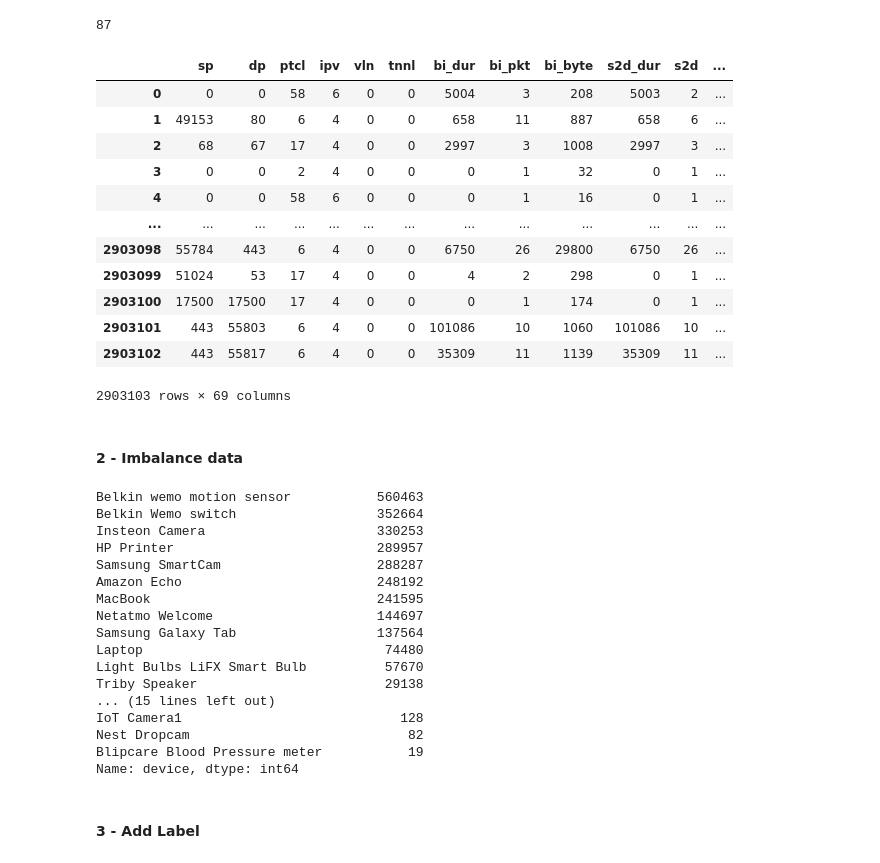
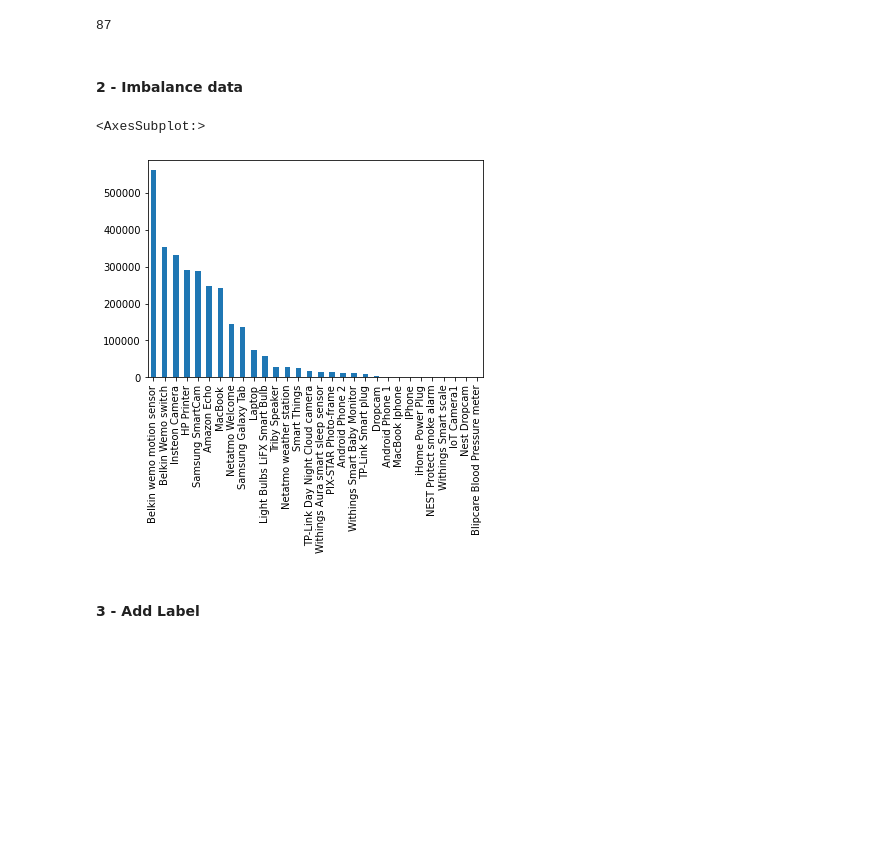
Before and after one commit to fdaus/transformer, a Jupyter notebook: CorpusfromCSV.ipynb, the cells around one changed output. Cells and saved outputs as stored; diff of their text form; code cells hidden in the pictures; blank space fills up the shorter version.

```diff
--- a/CorpusfromCSV.ipynb
+++ b/CorpusfromCSV.ipynb
@@ -98,7 +98,7 @@ def drop_columns(df):
     return df.drop(columns=["id","expiration_id","src_ip",
     "src_mac","src_oui","dst_ip","dst_mac","dst_oui","application_is_guessed","bidirectional_first_seen_ms",
     "bidirectional_last_seen_ms","src2dst_first_seen_ms","src2dst_last_seen_ms","dst2src_first_seen_ms",
-    "dst2src_last_seen_ms","user_agent","device","label"
+    "dst2src_last_seen_ms","user_agent"#,"device","label"
     ])
 
 # df1=drop_columns(df)
@@ -106,45 +106,16 @@ def drop_columns(df):
 df_X=drop_columns(df)
 # %%
 df_X=df_X.round(decimals=2)
-# %% [output]
-|  | sp | dp | ptcl | ipv | vln | tnnl | bi_dur | bi_pkt | bi_byte | s2d_dur | s2d | ... |
-| 0 | 0 | 0 | 58 | 6 | 0 | 0 | 5004 | 3 | 208 | 5003 | 2 | ... |
-| 1 | 49153 | 80 | 6 | 4 | 0 | 0 | 658 | 11 | 887 | 658 | 6 | ... |
-| 2 | 68 | 67 | 17 | 4 | 0 | 0 | 2997 | 3 | 1008 | 2997 | 3 | ... |
-| 3 | 0 | 0 | 2 | 4 | 0 | 0 | 0 | 1 | 32 | 0 | 1 | ... |
-| 4 | 0 | 0 | 58 | 6 | 0 | 0 | 0 | 1 | 16 | 0 | 1 | ... |
-| ... | ... | ... | ... | ... | ... | ... | ... | ... | ... | ... | ... | ... |
-| 2903098 | 55784 | 443 | 6 | 4 | 0 | 0 | 6750 | 26 | 29800 | 6750 | 26 | ... |
-| 2903099 | 51024 | 53 | 17 | 4 | 0 | 0 | 4 | 2 | 298 | 0 | 1 | ... |
-| 2903100 | 17500 | 17500 | 17 | 4 | 0 | 0 | 0 | 1 | 174 | 0 | 1 | ... |
-| 2903101 | 443 | 55803 | 6 | 4 | 0 | 0 | 101086 | 10 | 1060 | 101086 | 10 | ... |
-| 2903102 | 443 | 55817 | 6 | 4 | 0 | 0 | 35309 | 11 | 1139 | 35309 | 11 | ... |
-2903103 rows × 69 columns
 # %% [markdown]
 #### 2 - Imbalance data
 # %%
 def counter_device(df):
     return df['device'].value_counts()
 
-counter_device(df_X)#.plot(kind='bar')
+counter_device(df_X).plot(kind='bar')
 # %% [output]
-Belkin wemo motion sensor           560463
-Belkin Wemo switch                  352664
-Insteon Camera                      330253
-HP Printer                          289957
-Samsung SmartCam                    288287
-Amazon Echo                         248192
-MacBook                             241595
-Netatmo Welcome                     144697
-Samsung Galaxy Tab                  137564
-Laptop                               74480
-Light Bulbs LiFX Smart Bulb          57670
-Triby Speaker                        29138
-... (15 lines left out)
-IoT Camera1                            128
-Nest Dropcam                            82
-Blipcare Blood Pressure meter           19
-Name: device, dtype: int64
+<AxesSubplot:>
+[figure, added]
 # %%
 df_Y=df['device']
 # %%
```
Also changed, not shown: parts of 9 cells of this notebook.
